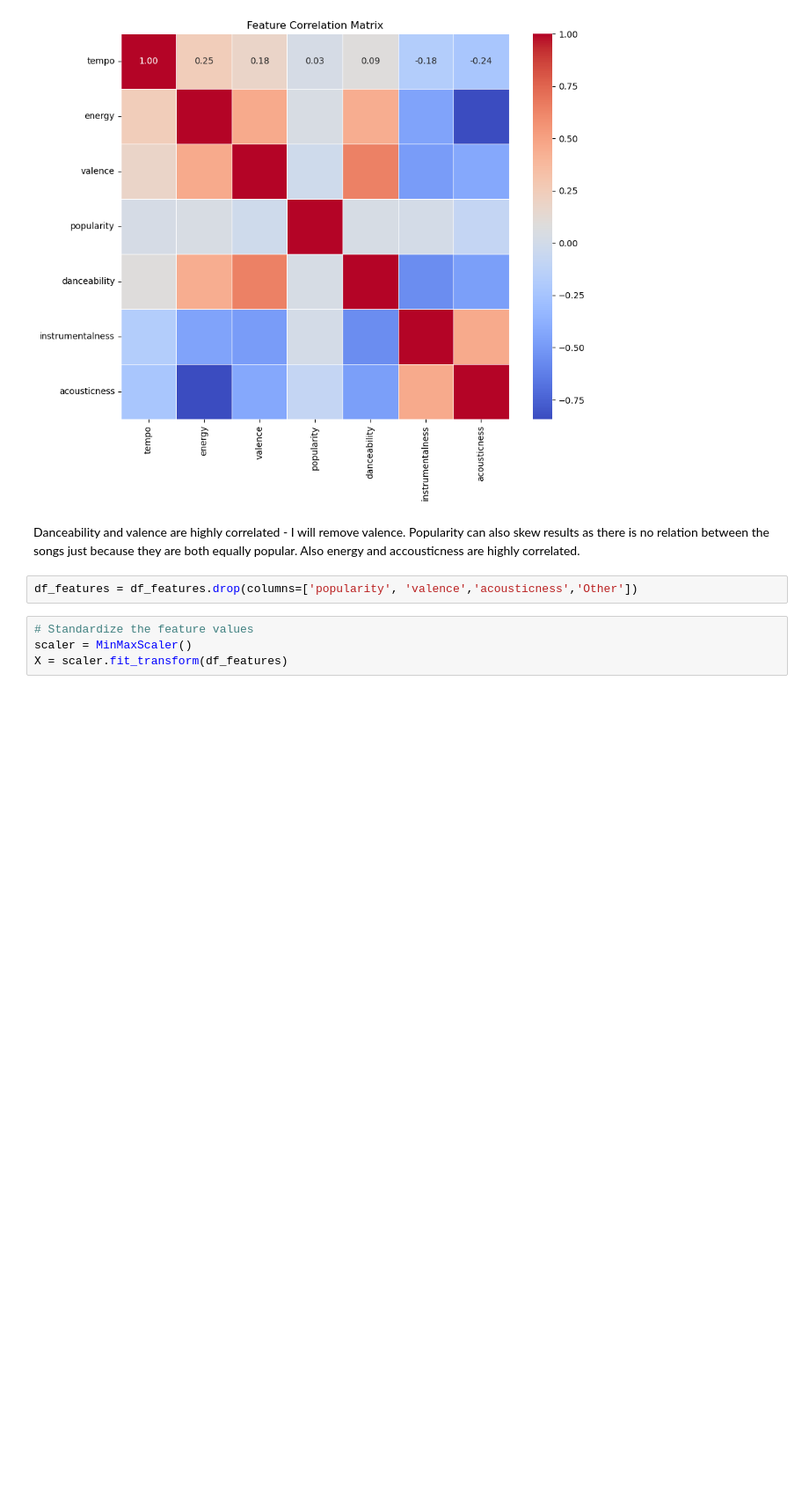
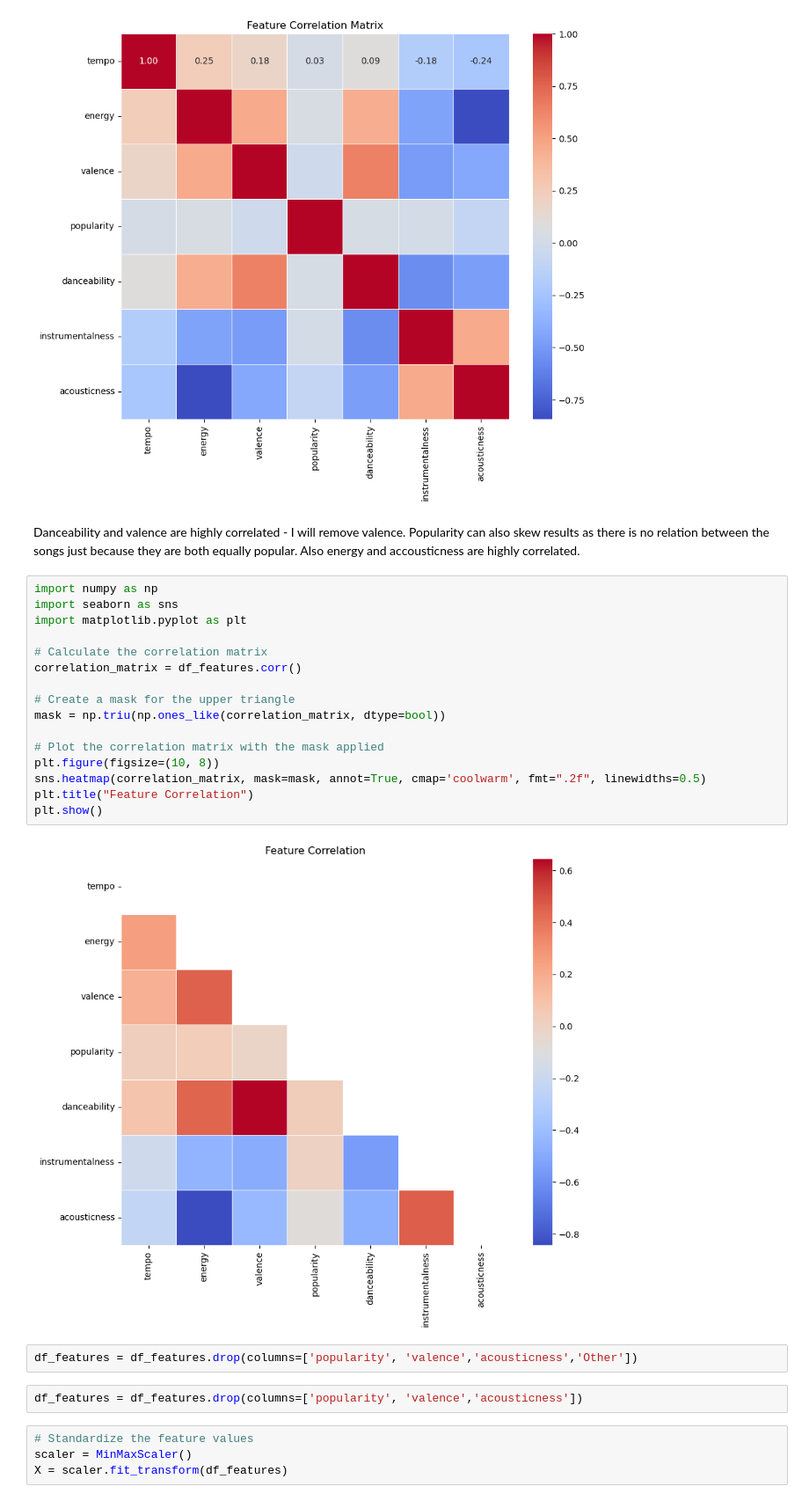
Before and after one commit to annaapisarek/song-recommender, a Jupyter notebook: K-means_clustering.ipynb, the cells around one changed output. Shown at 88% size. Saved outputs shown, nothing was run; the diff lists cells and outputs as text; blank space fills up the shorter version.

```diff
--- a/K-means_clustering.ipynb
+++ b/K-means_clustering.ipynb
@@ -51,8 +51,28 @@ plt.show()
 [figure]
 # %% [markdown]
 Danceability and valence are highly correlated - I will remove valence. Popularity can also skew results as there is no relation between the songs just because they are both equally popular. Also energy and accousticness are highly correlated.
+# %%
+import numpy as np
+import seaborn as sns
+import matplotlib.pyplot as plt
+
+# Calculate the correlation matrix
+correlation_matrix = df_features.corr()
+
+# Create a mask for the upper triangle
+mask = np.triu(np.ones_like(correlation_matrix, dtype=bool))
+
+# Plot the correlation matrix with the mask applied
+plt.figure(figsize=(10, 8))
+sns.heatmap(correlation_matrix, mask=mask, annot=True, cmap='coolwarm', fmt=".2f", linewidths=0.5)
+plt.title("Feature Correlation")
+plt.show()
+# %% [output]
+[figure, added]
 # %%
 df_features = df_features.drop(columns=['popularity', 'valence','acousticness','Other'])
+# %%
+df_features = df_features.drop(columns=['popularity', 'valence','acousticness'])
 # %%
 # Standardize the feature values
 scaler = MinMaxScaler()
```
Also changed, not shown: parts of 10 cells of this notebook, 2 other files.
